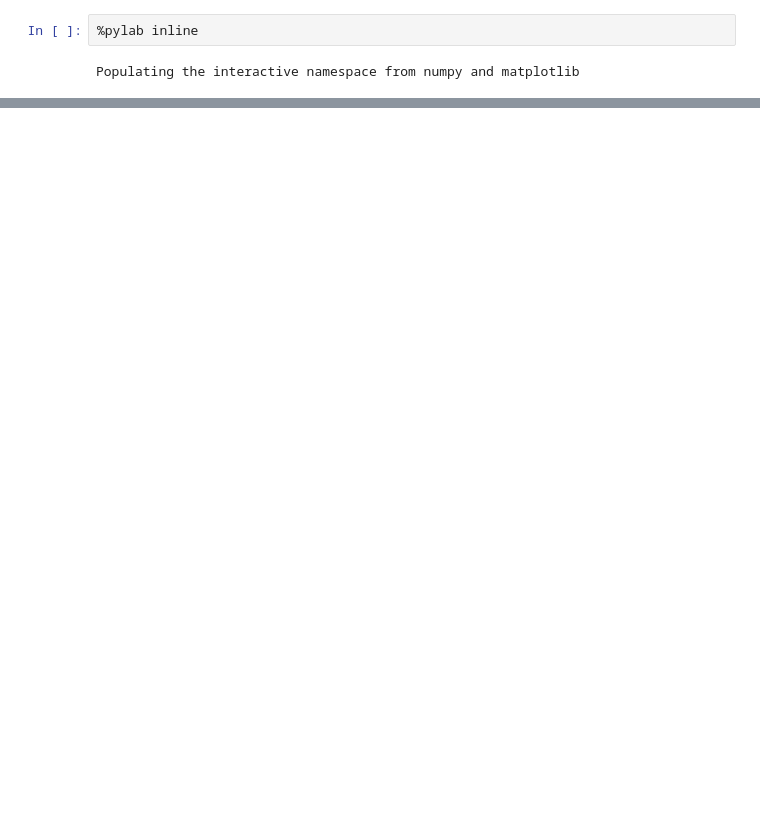
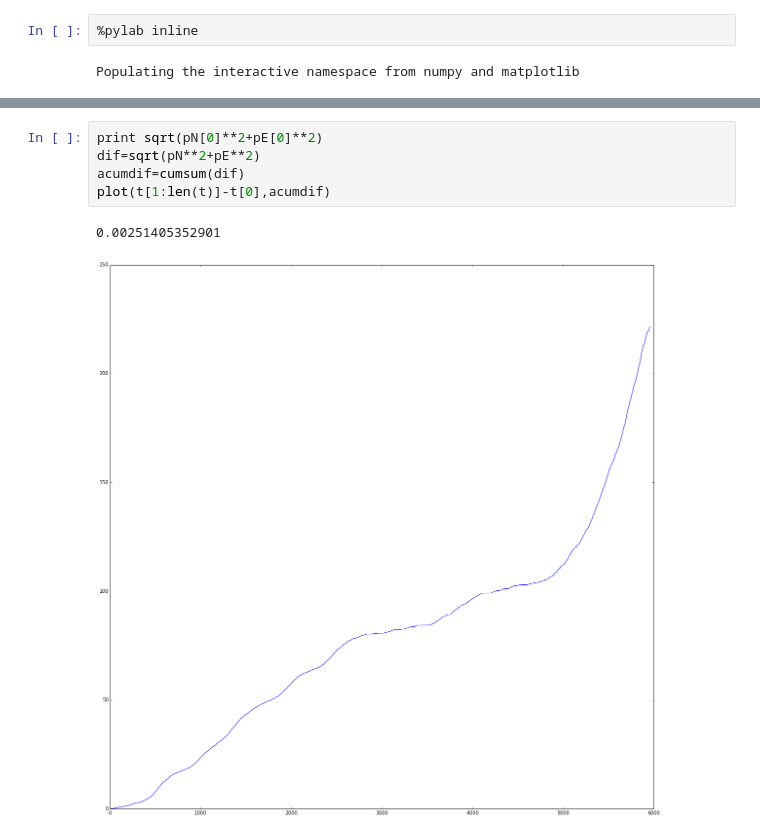
Before and after one commit to marojas11/MC, a Jupyter notebook: Talleres/Taller6/Taller6.ipynb, the cells around one changed output, grey strips where cells are left out. Drawn from its saved outputs; the diff is of its cells as text; blank space fills up the shorter version.

```diff
--- a/Talleres/Taller6/Taller6.ipynb
+++ b/Talleres/Taller6/Taller6.ipynb
@@ -52,0 +52,8 @@ scatter (pE,pN)
+# %%
+print sqrt(pN[0]**2+pE[0]**2)
+dif=sqrt(pN**2+pE**2)
+acumdif=cumsum(dif)
+plot(t[1:len(t)]-t[0],acumdif)
+# %% [output]
+0.00251405352901
+[figure, added]
```
Also changed, not shown: parts of 3 cells of this notebook.
